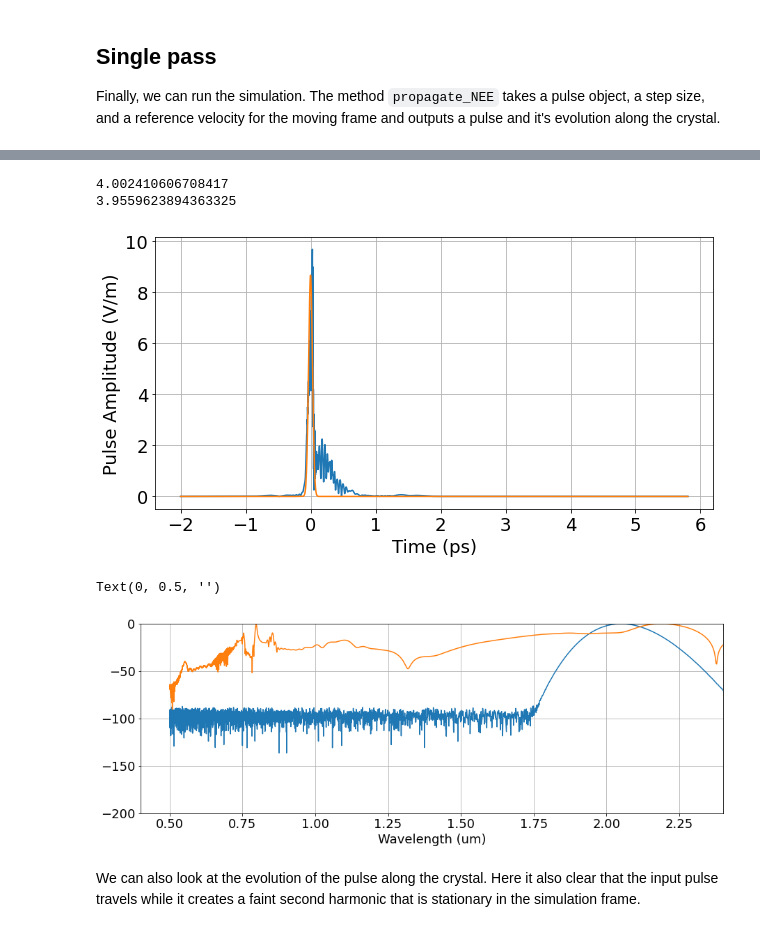
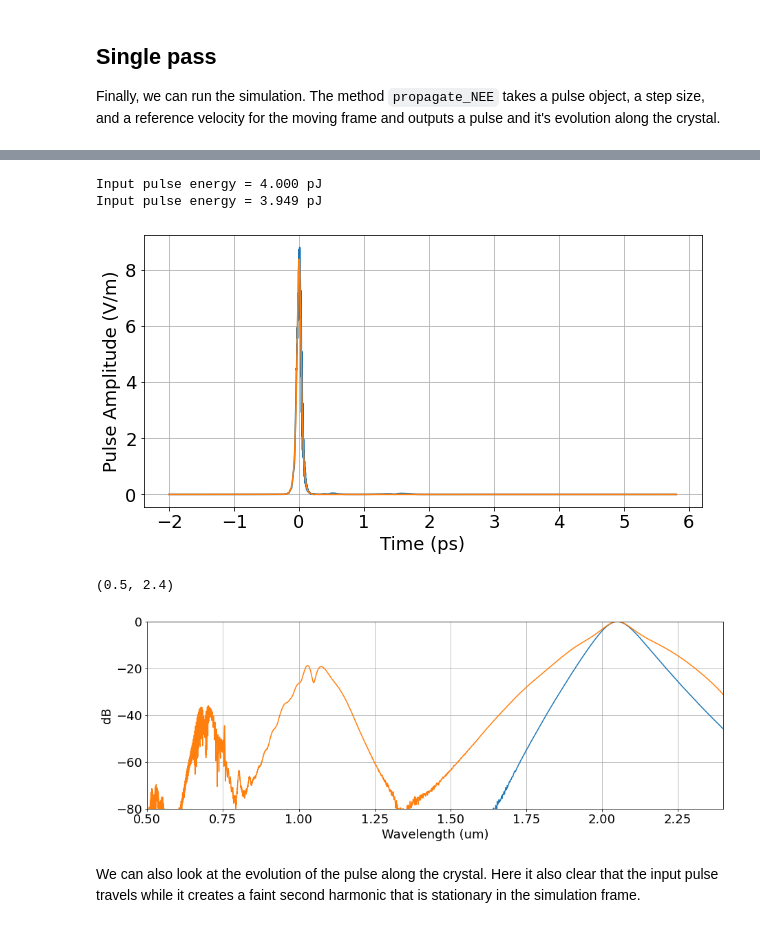
Before and after one commit to ledezmaluism/snow, a Jupyter notebook: Notebooks/Example_waveguide_SCG_Marcs_Optica.ipynb, the cells around one changed output, grey strips where cells are left out. Cells and saved outputs as stored; diff of their text form; code cells hidden in the pictures.

````diff
--- a/Notebooks/Example_waveguide_SCG_Marcs_Optica.ipynb
+++ b/Notebooks/Example_waveguide_SCG_Marcs_Optica.ipynb
@@ -280,24 +250,29 @@ Let's now generate the pulse, add a bit of noise to it, and plot it to verify it
 Here I introduce a class named ```pulse```, the goal is to pack everything relevant to the pulse into a single object, just like we did with ```nonlinear_element```. I also have a bunch of convenience methods associated with ```pulse``` for things like plotting, calculating FWHM, energy, etc.
 # %%
 #Frequency offset from reference:
-Omega_0 = 2*pi*(f0_ff - f_ref)
+f0 = f0_ff - f_ref
 
 #Pulse width:
 tau = 50*fs
 
 #Peak value:
 Energy = 4*pJ
-Ppeak = np.sqrt((0.94*Energy/tau))
+frep = 10*GHz
+Pavg = Energy*frep
+print('Comb Average Power = %0.1f mW' %(Pavg/mW))
+
+#Noiseless pulse creation
+x = pulses.sech(t, Energy, tau, f0)
 
 #Noise floor
 N_dB = 100
-noise = Ppeak * 10**(-N_dB/20) * np.random.normal(size=NFFT)
+Npower = np.amax(x)**2 * 10**(-N_dB/10)
+noise = pulses.noise(t, Npower)
 
-#Pulse creation
-x = Ppeak*np.exp(-2*np.log(2)*(t/tau)**2)*np.exp(1j*Omega_0*t)
 x = x + noise
-pulse = pulses.pulse(t, x, wl_ref)
-print('Pulse Energy = %0.1f pJ' %(pulse.energy_td()/pJ))
+a_input = pulses.pulse(t, x, wl_ref)
+print('Pulse Energy = %0.1f pJ' %(a_input.energy_td()/pJ))
+
 
 plt.rcParams['figure.figsize'] = [18, 10]
 fig = plt.figure()
@@ -306,8 +281,8 @@ ax2 = fig.add_subplot(222)
 ax3 = fig.add_subplot(223)
 ax4 = fig.add_subplot(224)
 
-ax1 = pulse.plot_mag(ax=ax1, t_unit='ps'); ax1.set_ylabel('Pulse Amplitude (V/m)')
-ax2 = pulse.plot_ESD_dB(ax=ax2, label='ESD (dB/Hz$^2$)', f_unit = 'THz')
-ax3 = pulse.plot_ESD_dB_absfreq(ax=ax3, label='ESD (dB/Hz$^2$)', f_unit = 'THz')
-ax4 = pulse.plot_ESD_dB_vs_wavelength(ax=ax4, label='ESD (dB/Hz$^2$)', wl_unit='um');
+ax1 = a_input.plot_mag(ax=ax1, t_unit='ps'); ax1.set_ylabel('Pulse Amplitude (V/m)')
+ax2 = a_input.plot_ESD_dB(ax=ax2, label='ESD (dB/Hz$^2$)', f_unit = 'THz')
+ax3 = a_input.plot_ESD_dB_absfreq(ax=ax3, label='ESD (dB/Hz$^2$)', f_unit = 'THz')
+ax4 = a_input.plot_ESD_dB_vs_wavelength(ax=ax4, label='ESD (dB/Hz$^2$)', wl_unit='um');
 # %% [output]
@@ -345,32 +311,29 @@ Total time = 83.4 s
 # %%
-print(pulse.energy_td()/pJ)
-print(pulses.energy_td(t, out_pulse)/pJ)
+print('Input pulse energy = %0.3f pJ' %(a_input.energy_td()/pJ))
+print('Input pulse energy = %0.3f pJ' %(a_output.energy_td()/pJ))
 # %% [output]
-4.002410606708417
-3.9559623894363325
+Input pulse energy = 4.000 pJ
+Input pulse energy = 3.949 pJ
 # %%
 plt.rcParams['figure.figsize'] = [10, 5]
-ax1 = pulses.plot_mag(t, out_pulse)
-ax1 = pulse.plot_mag(ax=ax1)
-# ax1.set_xlim(-2,0.5)
-# ax1.set_ylim(0,2e8)
+ax1 = a_output.plot_mag()
+ax1 = a_input.plot_mag(ax=ax1)
 ax1.set_ylabel('Pulse Amplitude (V/m)')
 ax1.set_xlabel('Time (ps)');
 # %% [output]
-[figure, old version]
+[figure, new version]
 # %%
 plt.rcParams['figure.figsize'] = [15, 5]
 fig = plt.figure()
 ax1 = fig.add_subplot(111)
-pulse.plot_ESD_dB_vs_wavelength(ax=ax1)
-pulses.plot_ESD_dB_vs_wavelength(t, out_pulse, f_ref, ax=ax1)
-ax1.set_xlim([0.4, 2.4])
+a_input.plot_ESD_dB_vs_wavelength(ax=ax1)
+a_output.plot_ESD_dB_vs_wavelength(ax=ax1)
 ax1.set_ylim([-80,0])
-ax1.set_ylim([-200,0])
-ax1.set_ylabel('')
+ax1.set_ylabel('dB')
+ax1.set_xlim([0.5, 2.4])
 # %% [output]
-Text(0, 0.5, '')
+(0.5, 2.4)
-[figure, old version]
+[figure, new version]
 # %% [markdown]
 We can also look at the evolution of the pulse along the crystal. Here it also clear that the input pulse travels while it creates a faint second harmonic that is stationary in the simulation frame.
 # %% [markdown]
````
Also changed, not shown: parts of 25 cells of this notebook, 1 other file.
